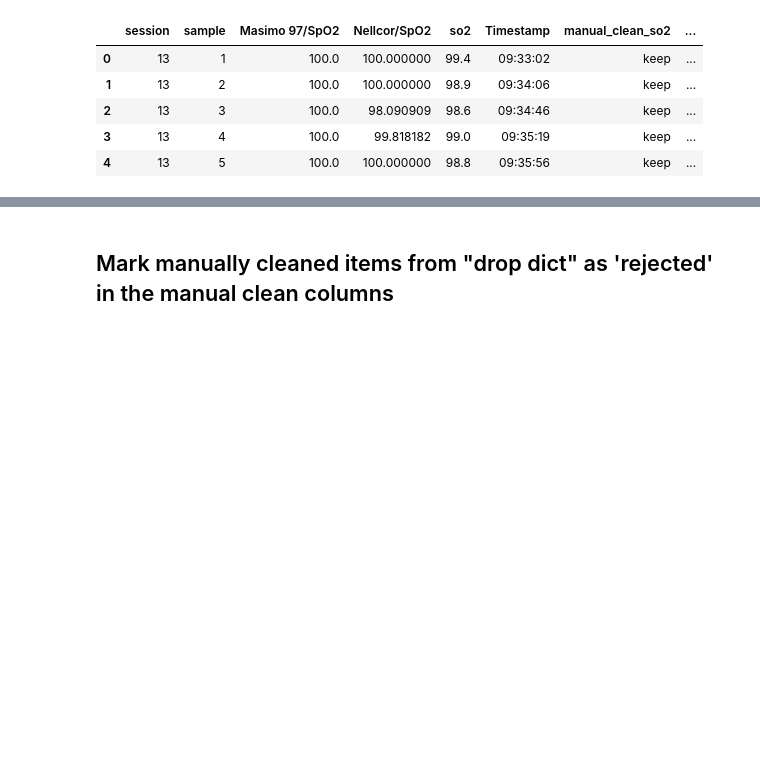
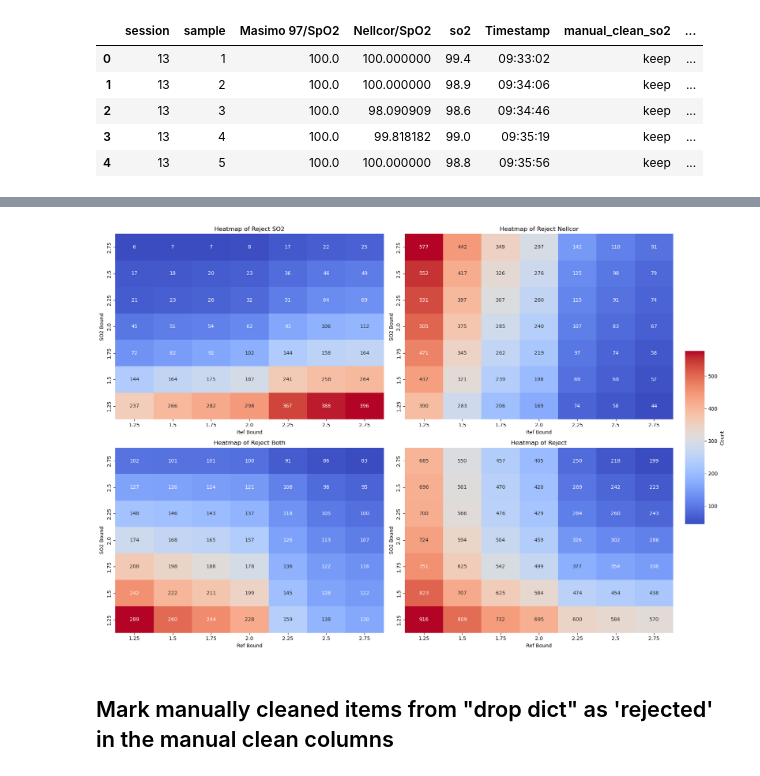
Before and after one commit to lawtj/lipnick_session_streamlit, a Jupyter notebook: cleaning_compare.ipynb, the cells around one changed output, grey strips where cells are left out. Saved outputs shown, nothing was run; the diff lists cells and outputs as text; code cells hidden in the pictures; blank space fills up the shorter version.

Commit message:
added heatmaps

```diff
--- a/cleaning_compare.ipynb
+++ b/cleaning_compare.ipynb
@@ -58,8 +59,12 @@ labview_samples
 # %%
+arange = np.arange(1.25,3,0.25)
+print(arange)
 sensitivity_analysis = {}
 
-for so2bound in range(1,3,.25):
-    for refbound in range (1,3,.25):
+for so2bound in arange:
+    print('starting so2bound:', so2bound)
+    for refbound in arange:
+        print('starting refbound:', refbound)
         df, value_counts = ox.sample_stability_multi(labview_samples, 'so2','Nellcor/SpO2', 'Timestamp','algo',so2bound,refbound)
         sensitivity_analysis[(so2bound,refbound)] = value_counts
 
@@ -68,0 +107,12 @@ TypeError: 'float' object cannot be interpreted as an integer
+# %%
+# Convert the dictionary to a list of dictionaries with separated keys and inner values
+rows = [
+    {'so2bound': k[0], 'refbound': k[1], **v}
+    for k, v in sensitivity_analysis.items()
+]
+
+# Create a DataFrame from the list of dictionaries
+sens = pd.DataFrame(rows)
+sens['reject'] = sens['reject_nellcor'] + sens['reject_both'] + sens['reject_so2']
+sens.to_csv('sens.csv')
+sens
@@ -69,3 +141,37 @@ TypeError: 'float' object cannot be interpreted as an integer
+# %%
+# Pivot the data for heatmap plotting using keyword arguments
+pivot_table_so2 = sens.pivot(index="so2bound", columns="refbound", values="reject_so2")
+pivot_table_nellcor = sens.pivot(index="so2bound", columns="refbound", values="reject_nellcor")
+pivot_table_both = sens.pivot(index="so2bound", columns="refbound", values="reject_both")
+pivot_table_reject = sens.pivot(index="so2bound", columns="refbound", values="reject")
+
+# Create heatmaps in a 2x2 grid
+fig, ax = plt.subplots(2, 2, figsize=(18, 12))
+
+# Define a common color bar for all heatmaps
+cbar_ax = fig.add_axes([.91, .3, .03, .4])
+
+# Titles for each heatmap
+titles = ['Reject SO2', 'Reject Nellcor', 'Reject Both', 'Reject']
+
+# Mapping each pivot table with a title
+for ax_coords, pivot_table, title in zip([(0, 0), (0, 1), (1, 0), (1, 1)],
+                                         [pivot_table_so2, pivot_table_nellcor, pivot_table_both, pivot_table_reject],
+                                         titles):
+    i, j = ax_coords
+    sns.heatmap(pivot_table, cmap='coolwarm',
+                annot=True, ax=ax[i][j], fmt='d',
+                cbar=i == 0 and j == 1, cbar_ax=None if not (i == 0 and j == 1) else cbar_ax,
+                cbar_kws={'label': 'Count'})
+    ax[i][j].set_title(f'Heatmap of {title}')
+    ax[i][j].set_xlabel('Ref Bound')
+    ax[i][j].set_ylabel('SO2 Bound')
+    ax[i][j].invert_yaxis()
+
+plt.tight_layout(rect=[0, 0, .9, 1])  # Adjust the rect to make room for the color bar
+plt.show()
+# %% [output]
+[figure, added]
 # %% [markdown]
 ## Mark manually cleaned items from "drop dict" as 'rejected' in the manual clean columns
 # %%
```
Also changed, not shown: parts of 9 cells of this notebook, 2 other files.
